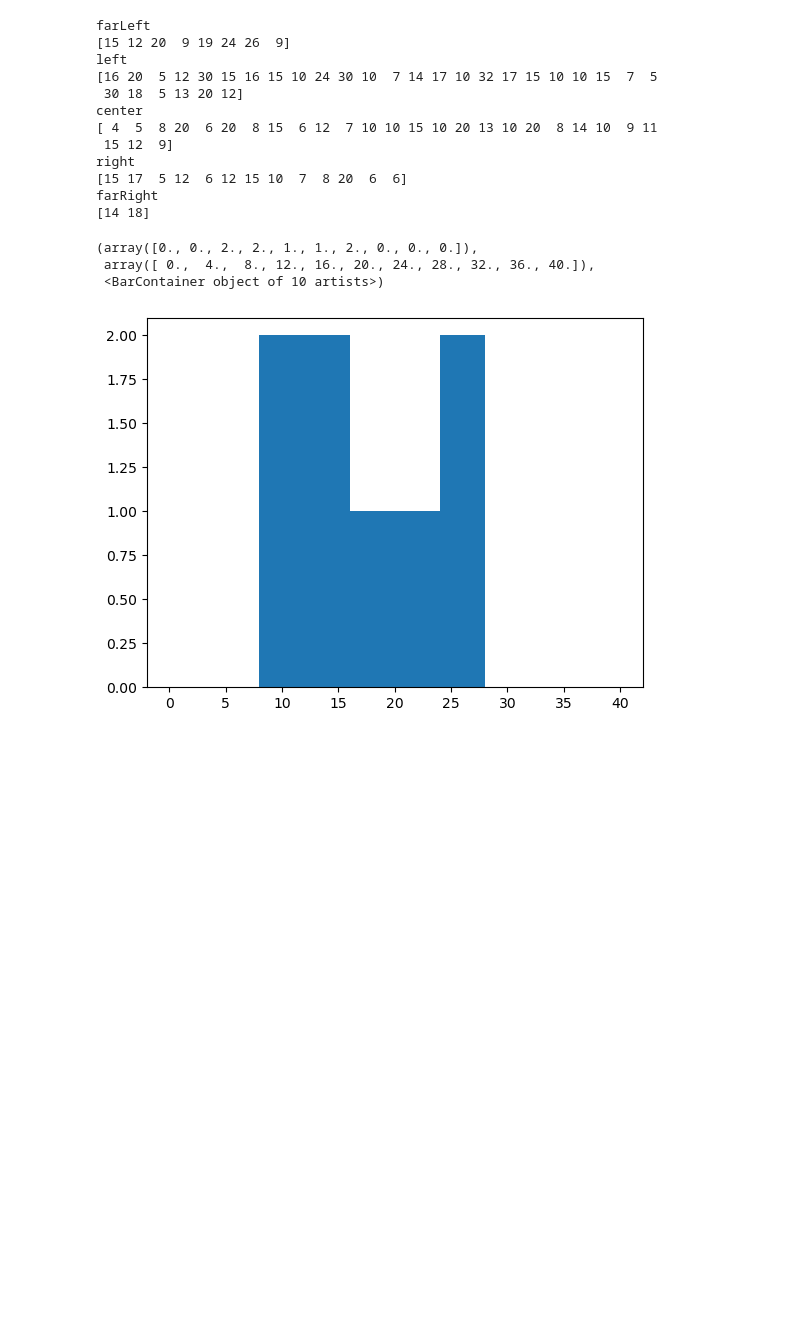
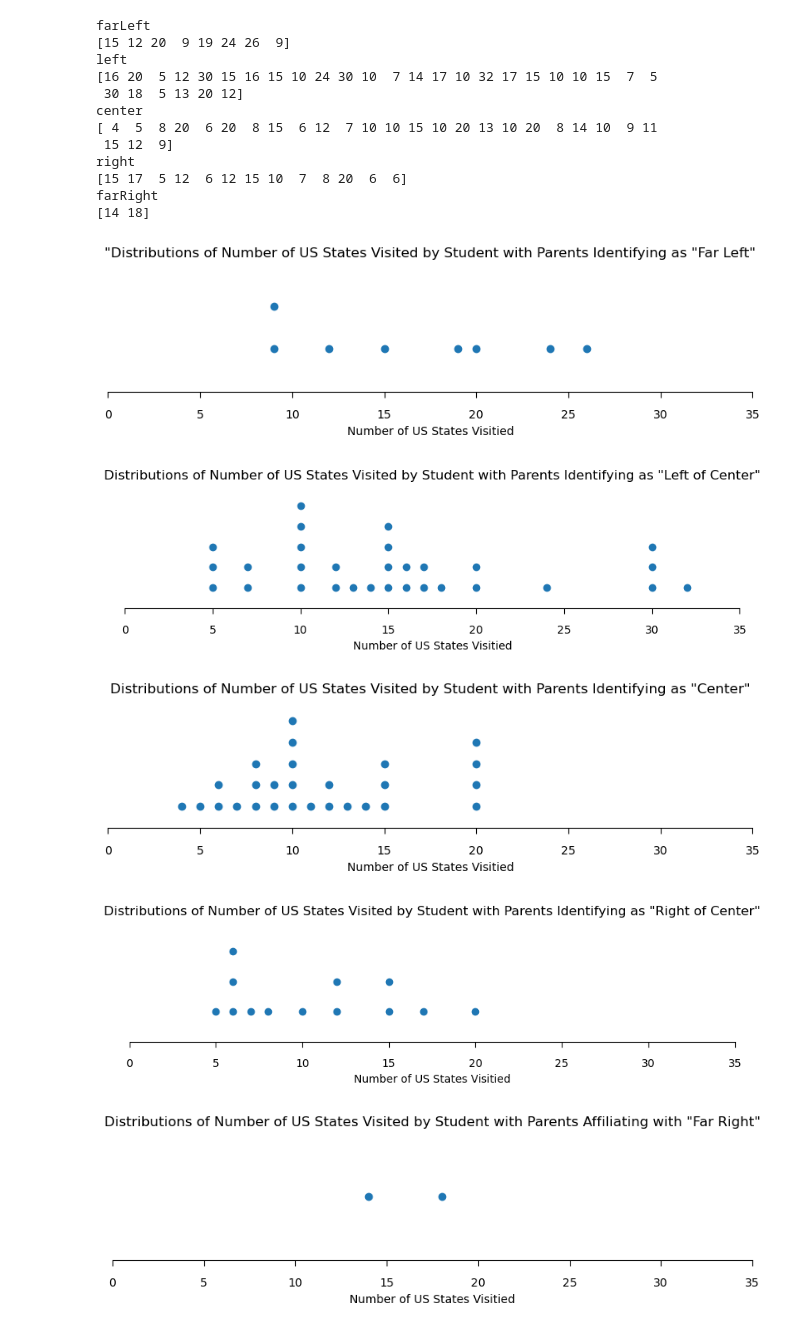
Before and after one commit to AsianUser/AP-Stats-FirstQuarterCaseStudy, a Jupyter notebook: main.ipynb, the cells around one changed output. Saved outputs shown, nothing was run; the diff lists cells and outputs as text; code cells hidden in the pictures; blank space fills up the shorter version.

Commit message:
Added dotPlots & bar charts

```diff
--- a/main.ipynb
+++ b/main.ipynb
@@ -106,11 +94,36 @@ right
 [15 17  5 12  6 12 15 10  7  8 20  6  6]
 farRight
 [14 18]
-# %%
-# make histograms
-plt.hist(farLeft, bins = [0,4,8,12,16,20,24,28,32,36,40])
-# %% [output]
-(array([0., 0., 2., 2., 1., 1., 2., 0., 0., 0.]),
- array([ 0.,  4.,  8., 12., 16., 20., 24., 28., 32., 36., 40.]),
- <BarContainer object of 10 artists>)
-[figure, removed]
+# %%
+# make dot plots
+# data is small enough and histogram feels over kill
+
+def dotPlot (data, title):
+    uniqueVals, counts = np.unique(data, return_counts=True)
+    graph, axis = plt.subplots(figsize=(10, 2))
+
+    for uniqueVal, count in zip(uniqueVals, counts):
+        axis.plot([uniqueVal]*count, list(range(count)), marker='o', color='tab:blue', linestyle='')
+
+    axis.spines['top'].set_visible(False)
+    axis.spines['right'].set_visible(False)
+    axis.spines['left'].set_visible(False)
+
+    axis.yaxis.set_visible(False)
+    axis.set_ylim(-1, max(counts))
+    axis.set_xticks([0, 5, 10, 15, 20, 25, 30, 35])
+    axis.set_xlabel("Number of US States Visitied")
+    axis.tick_params(axis='x', length=5, pad=10)
+    axis.set_title(title)
+# %%
+dotPlot(farLeft, '''"Distributions of Number of US States Visited by Student with Parents Identifying as "Far Left"''')
+dotPlot(left, '''Distributions of Number of US States Visited by Student with Parents Identifying as "Left of Center"''')
+dotPlot(center, '''Distributions of Number of US States Visited by Student with Parents Identifying as "Center"''')
+dotPlot(right, '''Distributions of Number of US States Visited by Student with Parents Identifying as "Right of Center"''')
+dotPlot(farRight, '''Distributions of Number of US States Visited by Student with Parents Affiliating with "Far Right"''')
+# %% [output]
+[figure, added]
+[figure, added]
+[figure, added]
+[figure, added]
+[figure, added]
```
Also changed, not shown: parts of 6 cells of this notebook.
